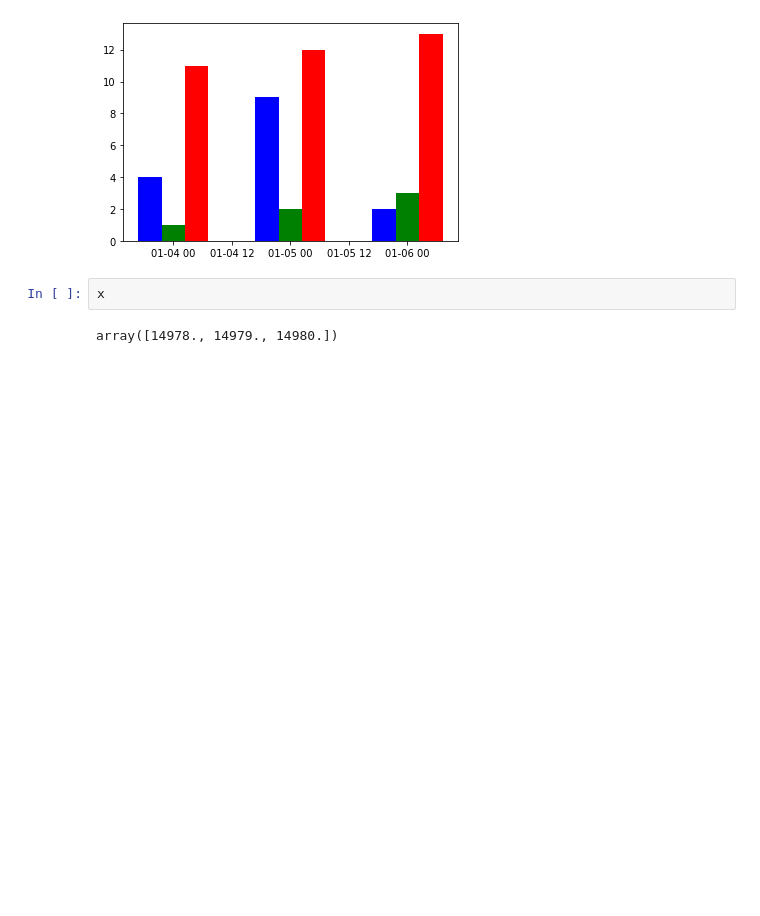
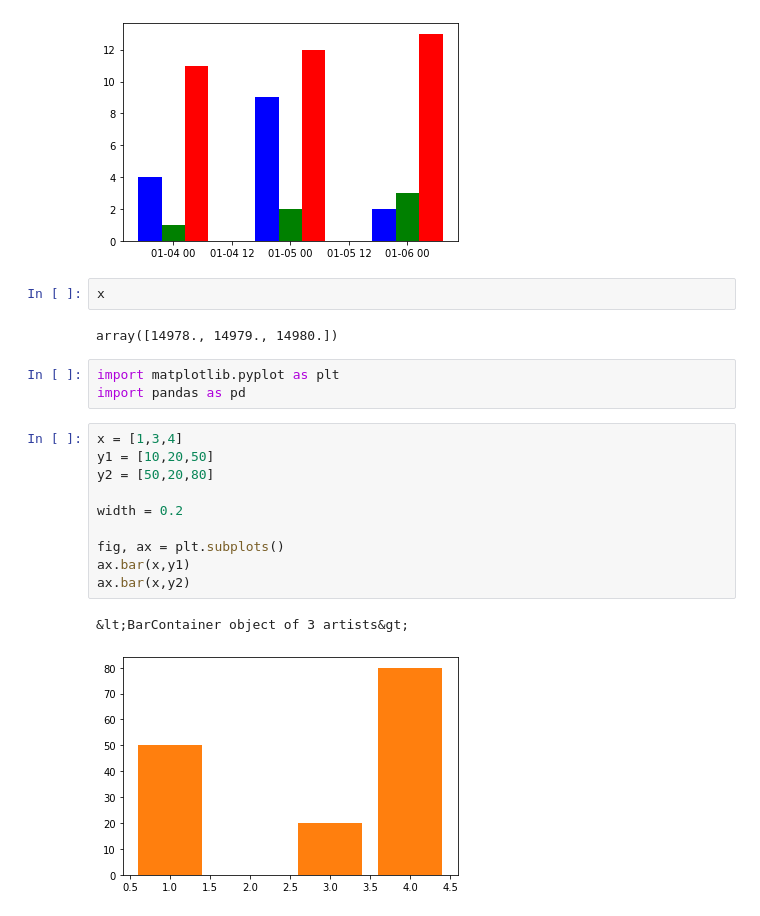
Before and after one commit to skumble27/COVID-19-Causation, a Jupyter notebook: sumukh_kumble/Samplecode.ipynb, the cells around one changed output. Saved outputs shown, nothing was run; the diff lists cells and outputs as text; blank space fills up the shorter version.

```diff
--- a/sumukh_kumble/Samplecode.ipynb
+++ b/sumukh_kumble/Samplecode.ipynb
@@ -206,3 +206,19 @@ plt.show()
 x
 # %% [output]
 array([14978., 14979., 14980.])
+# %%
+import matplotlib.pyplot as plt
+import pandas as pd
+# %%
+x = [1,3,4]
+y1 = [10,20,50]
+y2 = [50,20,80]
+
+width = 0.2
+
+fig, ax = plt.subplots()
+ax.bar(x,y1)
+ax.bar(x,y2)
+# %% [output]
+&lt;BarContainer object of 3 artists&gt;
+[figure, added]
```
Also changed, not shown: 1 other file.
